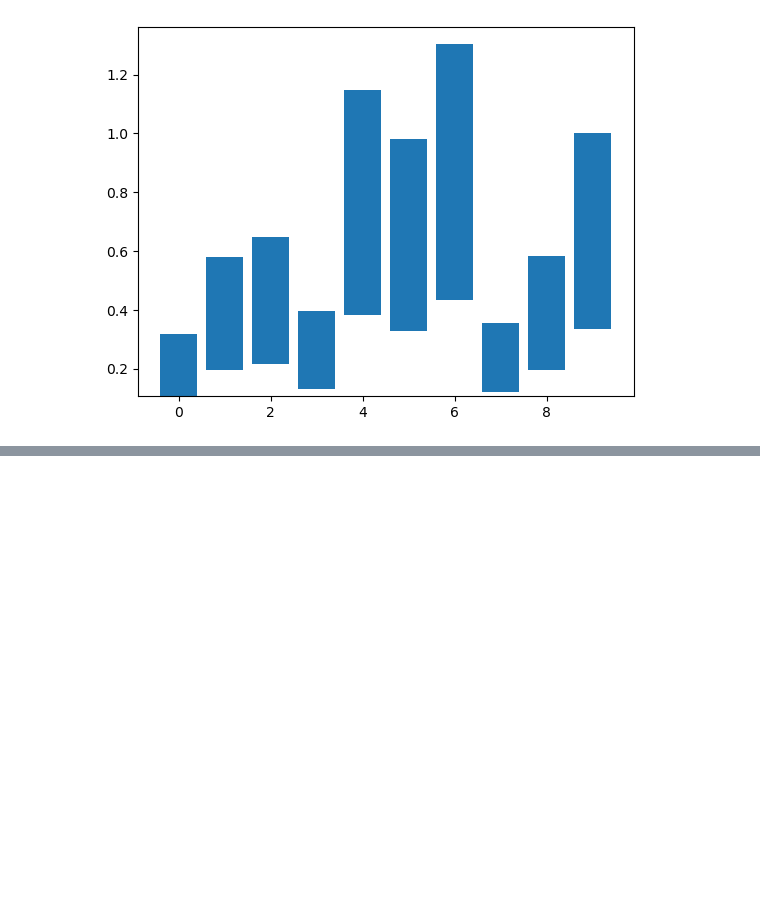
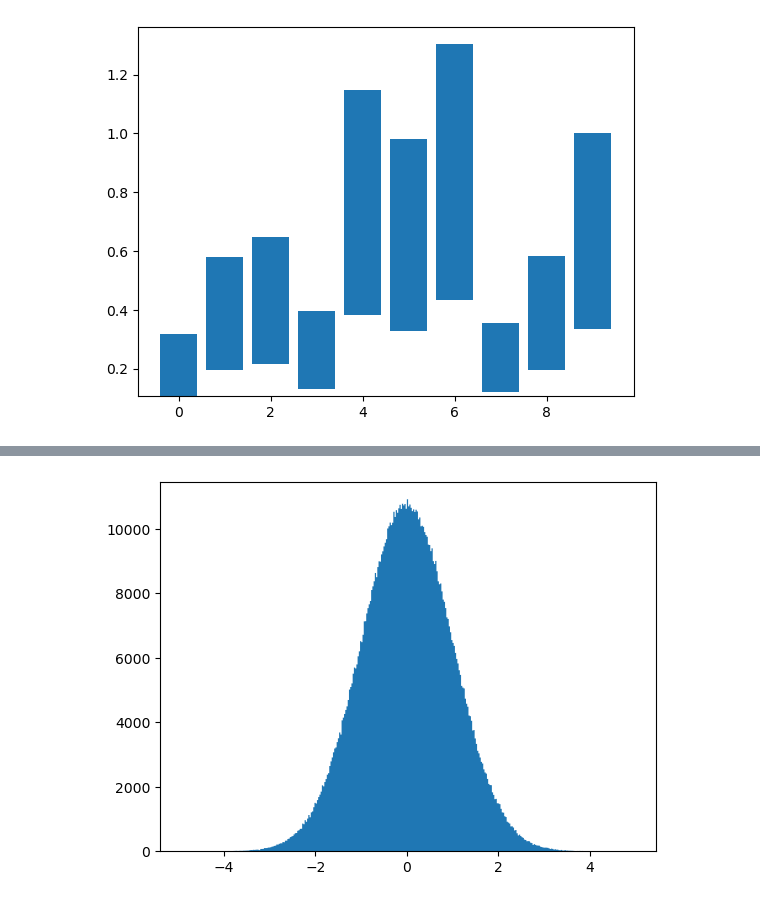
Before and after one commit to yashraj-shri17/GENERAL-STUFF, a Jupyter notebook: MatPlot-1.ipynb, the cells around one changed output, grey strips where cells are left out. Saved outputs shown, nothing was run; the diff lists cells and outputs as text; code cells hidden in the pictures; blank space fills up the shorter version.

```diff
--- a/MatPlot-1.ipynb
+++ b/MatPlot-1.ipynb
@@ -254,0 +275,5 @@ plt.bar(np.arange(10),nums,bottom= 0.5*nums)
+# %%
+#histtype and normalization
+plt.hist(rands,bins='auto',histtype='stepfilled');
+# %% [output]
+[figure, added]
```
Also changed, not shown: parts of 12 cells of this notebook.
